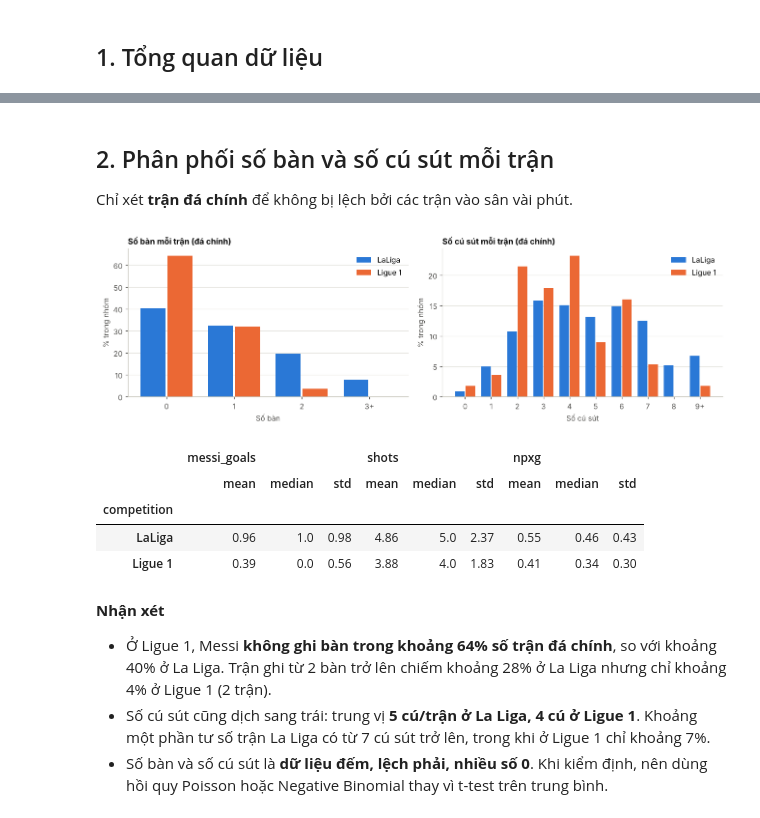
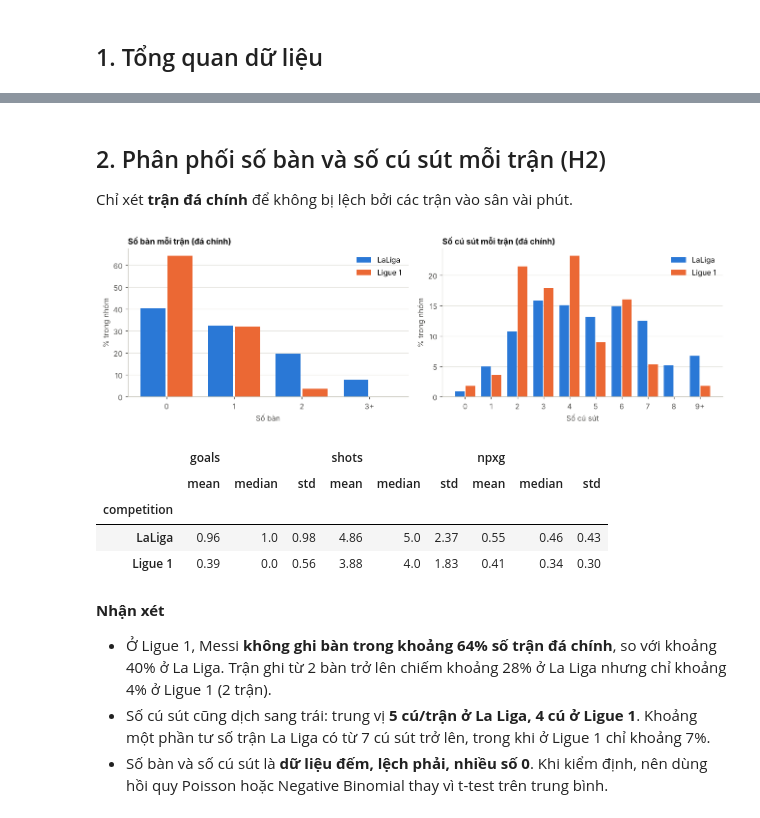
Before and after one commit to Peihhhh/messi-goals-analytics, a Jupyter notebook: notebooks/02_eda.ipynb, the cells around one changed output, grey strips where cells are left out. Saved outputs shown, nothing was run; the diff lists cells and outputs as text; code cells hidden in the pictures.

```diff
--- a/notebooks/02_eda.ipynb
+++ b/notebooks/02_eda.ipynb
@@ -245,12 +57,12 @@ def plot_shot_map(ax, period_shots, title):
 # %% [markdown]
 ## 1. Tổng quan dữ liệu
 # %%
-PROJECT_ROOT = find_project_root()
-matches, goals, shots = load_data(PROJECT_ROOT)
+matches, shots = load_data(PROJECT_ROOT)
 
 print(f"Thư mục dự án: {PROJECT_ROOT.name}")
-print(f"Trận (StatsBomb): {len(matches)} | Cú sút: {len(shots)} | Bàn thắng (Kaggle, mọi giải): {len(goals)}")
+print(f"Trận: {len(matches)} | Cú sút: {len(shots)} | Bàn thắng: {matches['goals'].sum()}")
 
-missing = matches.isna().sum()
-print("Ô trống trong bảng trận:", "không có" if missing.sum() == 0 else missing[missing > 0].to_dict())
+for name, table in [("trận", matches), ("cú sút", shots)]:
+    missing = table.isna().sum()
+    print(f"Ô trống trong bảng {name}:", "không có" if missing.sum() == 0 else missing[missing > 0].to_dict())
 # %% [output]
@@ -292,33 +113,24 @@ display(period_summary[["matches", "minutes", "np_goals", "npxg", "np_goals_minu
 | Barca 2018-21 | 102 | 8616 | 79 | 49.518 | 29.482 | 5.484 | 0.517 | 0.825 | ... |
 | PSG 2021-23 | 58 | 4991 | 22 | 23.130 | -1.130 | 3.931 | 0.417 | 0.397 | ... |
 # %% [markdown]
-## 2. Phân phối số bàn và số cú sút mỗi trận
+## 2. Phân phối số bàn và số cú sút mỗi trận (H2)
 
 Chỉ xét **trận đá chính** để không bị lệch bởi các trận vào sân vài phút.
 # %%
 starts = matches[matches["started"]]
 
-
-def count_shares(values, groups, cap):
-    """% of matches with 0, 1, ..., cap+ for each group."""
-    capped = values.clip(upper=cap)
-    shares = pd.crosstab(groups, capped, normalize="index").mul(100)
-    shares.columns = [str(c) if c < cap else f"{cap}+" for c in shares.columns]
-    return shares.reindex(LEAGUE_ORDER)
-
-
 fig, axes = plt.subplots(1, 2, figsize=(12, 3.8))
-plot_grouped_shares(axes[0], count_shares(starts["messi_goals"], starts["competition"], 3),
+plot_grouped_shares(axes[0], count_shares(starts["goals"], starts["competition"], 3, LEAGUE_ORDER),
                     LEAGUE_COLORS, "Số bàn mỗi trận (đá chính)", "Số bàn")
-plot_grouped_shares(axes[1], count_shares(starts["shots"], starts["competition"], 9),
+plot_grouped_shares(axes[1], count_shares(starts["shots"], starts["competition"], 9, LEAGUE_ORDER),
                     LEAGUE_COLORS, "Số cú sút mỗi trận (đá chính)", "Số cú sút")
 fig.tight_layout()
 plt.show()
 
-display(starts.groupby("competition")[["messi_goals", "shots", "npxg"]].agg(["mean", "median", "std"]).round(2))
+display(starts.groupby("competition")[["goals", "shots", "npxg"]].agg(["mean", "median", "std"]).round(2))
 # %% [output]
 [figure]
-|  | messi_goals |  |  | shots |  |  | npxg |  |  |
+|  | goals |  |  | shots |  |  | npxg |  |  |
 |  | mean | median | std | mean | median | std | mean | median | std |
 | competition |  |  |  |  |  |  |  |  |  |
 | LaLiga | 0.96 | 1.0 | 0.98 | 4.86 | 5.0 | 2.37 | 0.55 | 0.46 | 0.43 |
```
Also changed, not shown: parts of 28 cells of this notebook, 9 other files.
